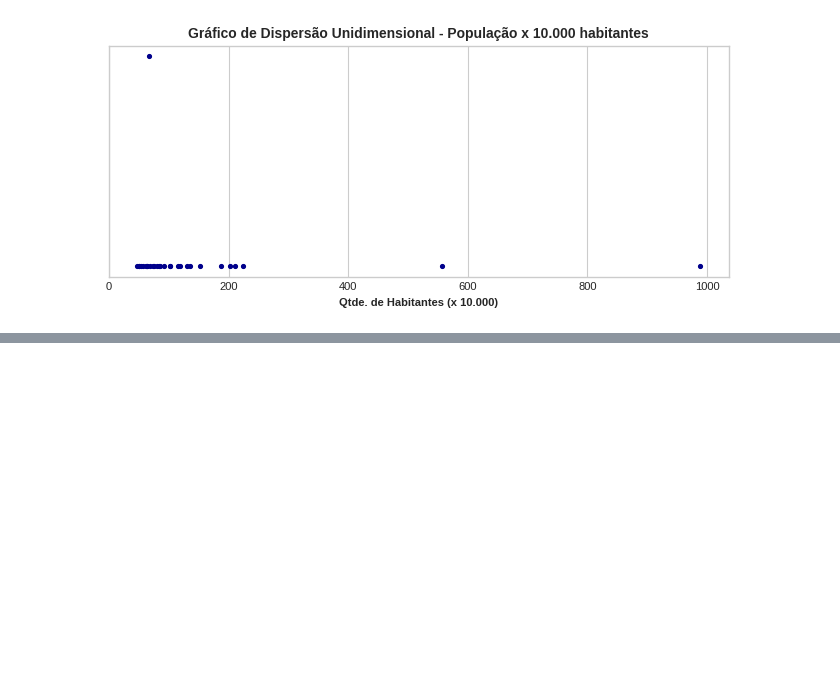
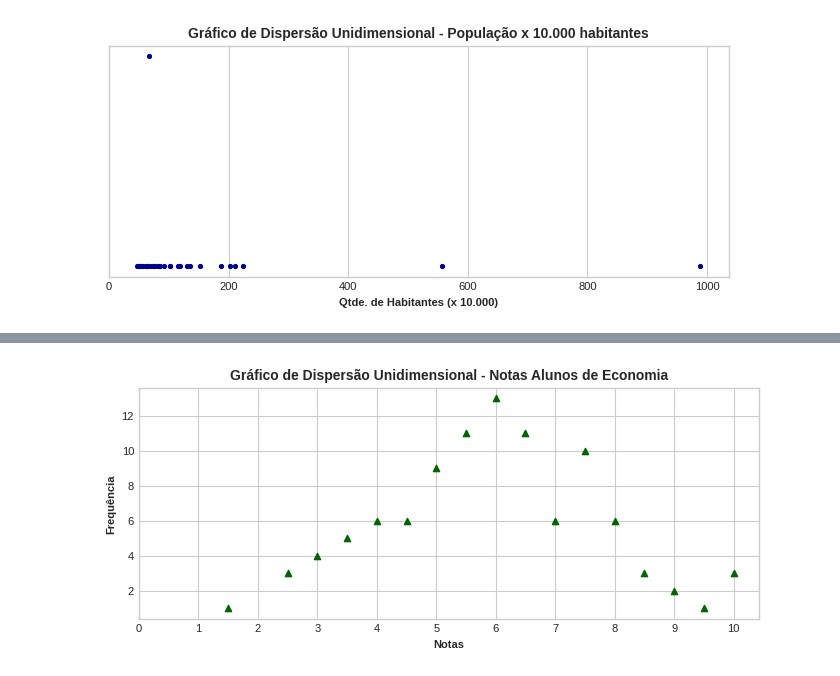
Before and after one commit to damian-nestea/estatistica-basica-bussabemorettin, a Jupyter notebook: notebooks/Cap02_Resumo_Dados.ipynb, the cells around one changed output, grey strips where cells are left out. Cells and saved outputs as stored; diff of their text form; code cells hidden in the pictures; blank space fills up the shorter version.

```diff
--- a/notebooks/Cap02_Resumo_Dados.ipynb
+++ b/notebooks/Cap02_Resumo_Dados.ipynb
@@ -830,0 +867,14 @@ plt.show()
+# %%
+# Frequências absolutas das notas
+freq_absoluta = df_notas['Notas'].value_counts().sort_index()
+
+# Criando o gráfico de dispersão unidimensional
+plt.scatter(freq_absoluta.index, freq_absoluta.values, s=20, color='darkgreen', marker='^')
+plt.title('Gráfico de Dispersão Unidimensional - Notas Alunos de Economia', fontsize=10, fontweight='bold')
+plt.xlabel('Notas', fontweight='semibold')
+plt.ylabel('Frequência', fontweight='semibold')
+plt.xticks(bins)
+
+plt.show()
+# %% [output]
+[figure, added]
```
Also changed, not shown: parts of 12 cells of this notebook.
